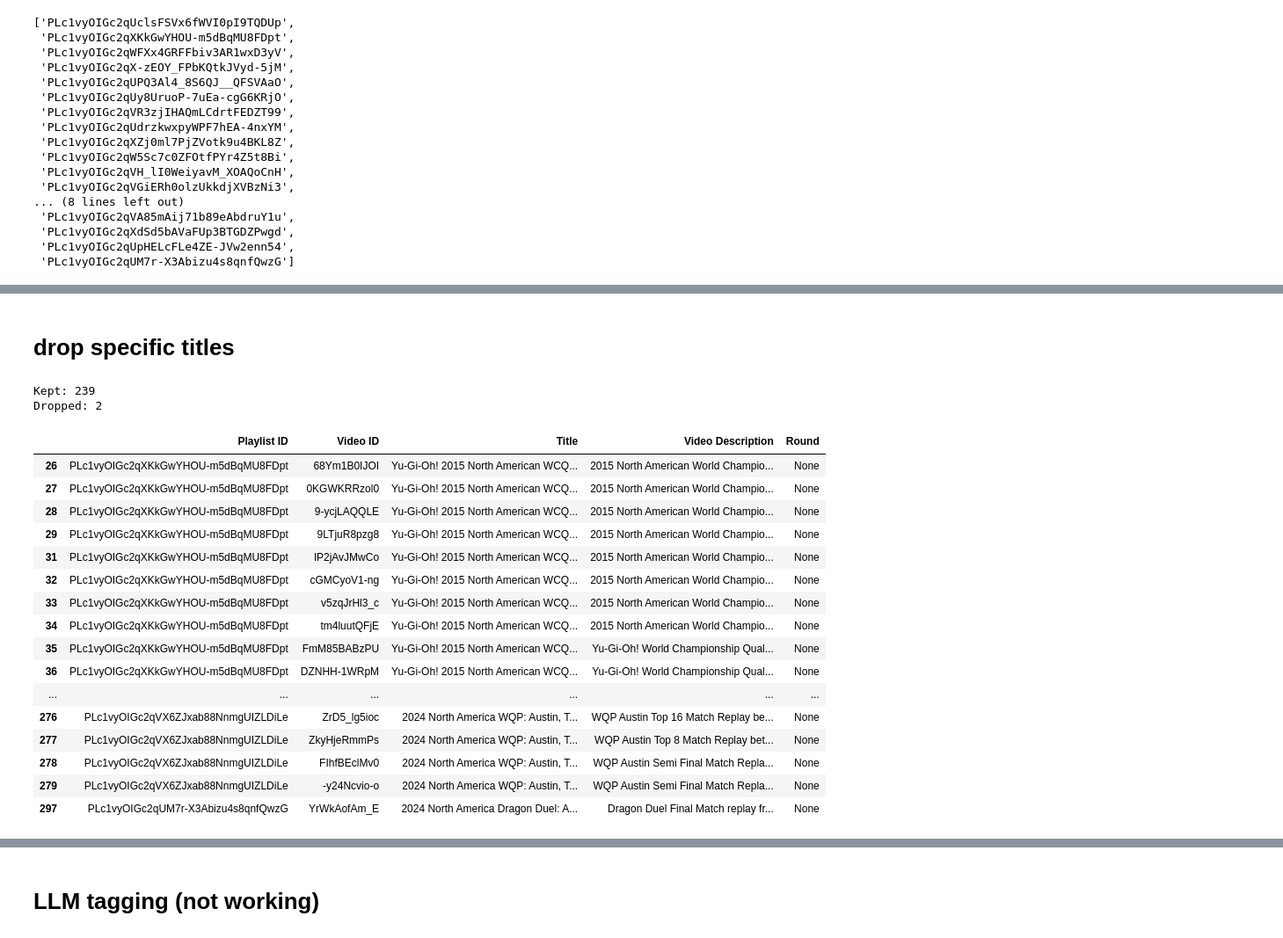
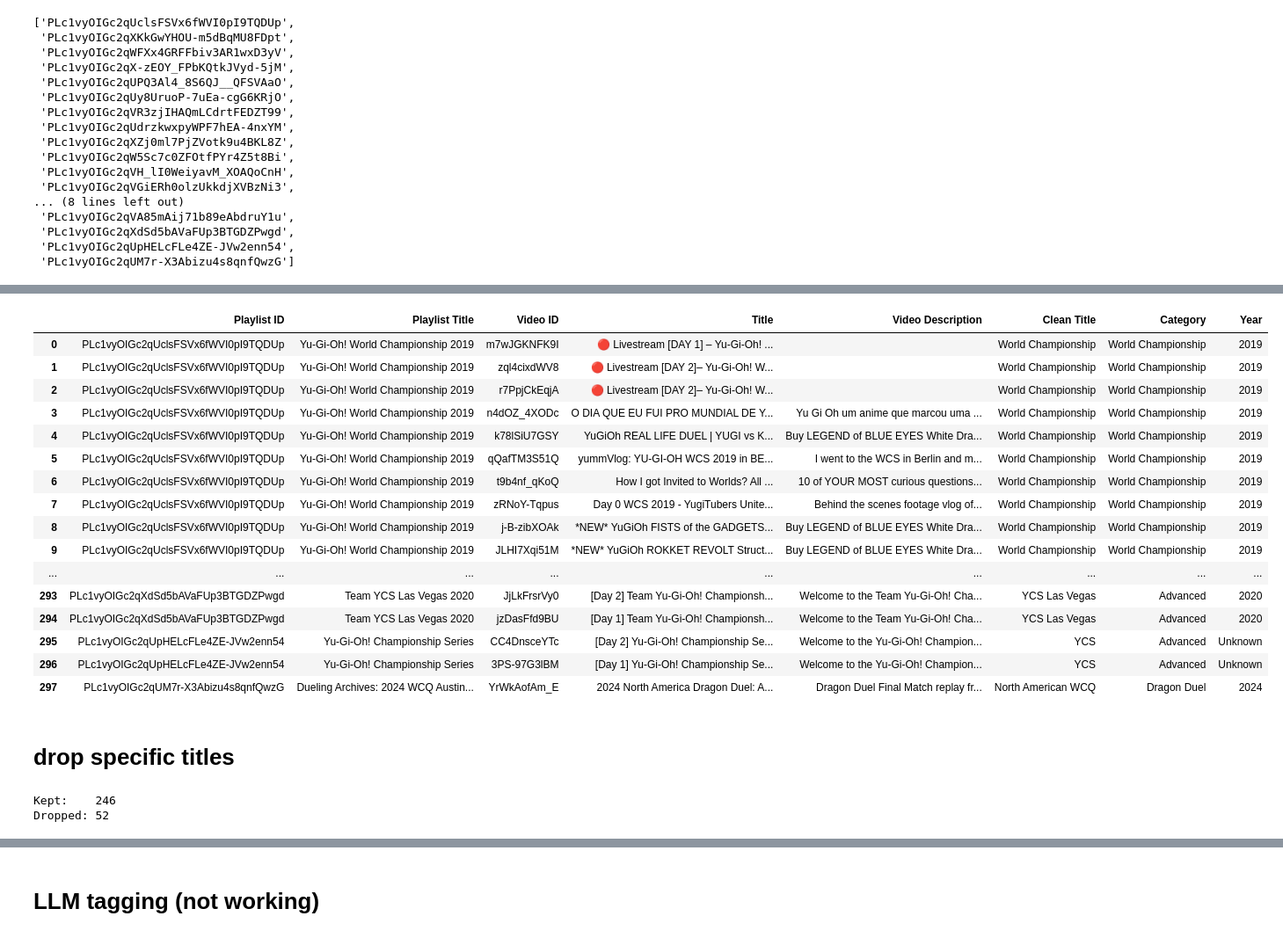
Before and after one commit to JackLikesHotpot/ygo-replay-archive, a Jupyter notebook: na_replays.ipynb, the cells around one changed output, grey strips where cells are left out. Shown at 88% size. Saved outputs shown, nothing was run; the diff lists cells and outputs as text; code cells hidden in the pictures.

```diff
--- a/na_replays.ipynb
+++ b/na_replays.ipynb
@@ -409,35 +446,41 @@ videos = get_playlists_videos(playlist_ids)
+# %%
+videos[cols]
+# %% [output]
+|  | Playlist ID | Playlist Title | Video ID | Title | Video Description | Clean Title | Category | Year |
+| 0 | PLc1vyOIGc2qUclsFSVx6fWVI0pI9TQDUp | Yu-Gi-Oh! World Championship 2019 | m7wJGKNFK9I | 🔴 Livestream [DAY 1] – Yu-Gi-Oh! ... |  | World Championship | World Championship | 2019 |
+| 1 | PLc1vyOIGc2qUclsFSVx6fWVI0pI9TQDUp | Yu-Gi-Oh! World Championship 2019 | zql4cixdWV8 | 🔴 Livestream [DAY 2]– Yu-Gi-Oh! W... |  | World Championship | World Championship | 2019 |
+| 2 | PLc1vyOIGc2qUclsFSVx6fWVI0pI9TQDUp | Yu-Gi-Oh! World Championship 2019 | r7PpjCkEqjA | 🔴 Livestream [DAY 2]– Yu-Gi-Oh! W... |  | World Championship | World Championship | 2019 |
+| 3 | PLc1vyOIGc2qUclsFSVx6fWVI0pI9TQDUp | Yu-Gi-Oh! World Championship 2019 | n4dOZ_4XODc | O DIA QUE EU FUI PRO MUNDIAL DE Y... | Yu Gi Oh um anime que marcou uma ... | World Championship | World Championship | 2019 |
+| 4 | PLc1vyOIGc2qUclsFSVx6fWVI0pI9TQDUp | Yu-Gi-Oh! World Championship 2019 | k78lSiU7GSY | YuGiOh REAL LIFE DUEL | YUGI vs K... | Buy LEGEND of BLUE EYES White Dra... | World Championship | World Championship | 2019 |
+| 5 | PLc1vyOIGc2qUclsFSVx6fWVI0pI9TQDUp | Yu-Gi-Oh! World Championship 2019 | qQafTM3S51Q | yummVlog: YU-GI-OH WCS 2019 in BE... | I went to the WCS in Berlin and m... | World Championship | World Championship | 2019 |
+| 6 | PLc1vyOIGc2qUclsFSVx6fWVI0pI9TQDUp | Yu-Gi-Oh! World Championship 2019 | t9b4nf_qKoQ | How I got Invited to Worlds? All ... | 10 of YOUR MOST curious questions... | World Championship | World Championship | 2019 |
+| 7 | PLc1vyOIGc2qUclsFSVx6fWVI0pI9TQDUp | Yu-Gi-Oh! World Championship 2019 | zRNoY-Tqpus | Day 0 WCS 2019 - YugiTubers Unite... | Behind the scenes footage vlog of... | World Championship | World Championship | 2019 |
+| 8 | PLc1vyOIGc2qUclsFSVx6fWVI0pI9TQDUp | Yu-Gi-Oh! World Championship 2019 | j-B-zibXOAk | *NEW* YuGiOh FISTS of the GADGETS... | Buy LEGEND of BLUE EYES White Dra... | World Championship | World Championship | 2019 |
+| 9 | PLc1vyOIGc2qUclsFSVx6fWVI0pI9TQDUp | Yu-Gi-Oh! World Championship 2019 | JLHI7Xqi51M | *NEW* YuGiOh ROKKET REVOLT Struct... | Buy LEGEND of BLUE EYES White Dra... | World Championship | World Championship | 2019 |
+| ... | ... | ... | ... | ... | ... | ... | ... | ... |
+| 293 | PLc1vyOIGc2qXdSd5bAVaFUp3BTGDZPwgd | Team YCS Las Vegas 2020 | JjLkFrsrVy0 | [Day 2] Team Yu-Gi-Oh! Championsh... | Welcome to the Team Yu-Gi-Oh! Cha... | YCS Las Vegas | Advanced | 2020 |
+| 294 | PLc1vyOIGc2qXdSd5bAVaFUp3BTGDZPwgd | Team YCS Las Vegas 2020 | jzDasFfd9BU | [Day 1] Team Yu-Gi-Oh! Championsh... | Welcome to the Team Yu-Gi-Oh! Cha... | YCS Las Vegas | Advanced | 2020 |
+| 295 | PLc1vyOIGc2qUpHELcFLe4ZE-JVw2enn54 | Yu-Gi-Oh! Championship Series | CC4DnsceYTc | [Day 2] Yu-Gi-Oh! Championship Se... | Welcome to the Yu-Gi-Oh! Champion... | YCS | Advanced | Unknown |
+| 296 | PLc1vyOIGc2qUpHELcFLe4ZE-JVw2enn54 | Yu-Gi-Oh! Championship Series | 3PS-97G3lBM | [Day 1] Yu-Gi-Oh! Championship Se... | Welcome to the Yu-Gi-Oh! Champion... | YCS | Advanced | Unknown |
+| 297 | PLc1vyOIGc2qUM7r-X3Abizu4s8qnfQwzG | Dueling Archives: 2024 WCQ Austin... | YrWkAofAm_E | 2024 North America Dragon Duel: A... | Dragon Duel Final Match replay fr... | North American WCQ | Dragon Duel | 2024 |
 # %% [markdown]
 # drop specific titles
 # %%
-pattern = r"round|top|final|all-ages"
+def filter_match_videos(df: pd.DataFrame) -> pd.DataFrame:
+    match_pattern = r"round|top|final|all-ages"
 
-mask = df["Title"].str.contains(pattern, case=False, na=False)
-ann_mask = df_kept["Title"].str.contains("announcement", case=False, na=False)
+    match_mask = df["Title"].str.contains(match_pattern, case=False, na=False)
+    ann_mask   = df["Title"].str.contains("announcement", case=False, na=False)
 
-df_kept = df[mask]
-videos = df_kept[~ann_mask]
+    videos     = df[match_mask & ~ann_mask]
+    dropped    = df[~match_mask | ann_mask]
 
-print("Kept:", len(df_kept_final))
-print("Dropped:", len(df_announcements_dropped))
+    print(f"Kept:    {len(videos)}")
+    print(f"Dropped: {len(dropped)}")
 
-videos
+    return videos
+
+filtered = filter_match_videos(videos)
 # %% [output]
-Kept: 239
-Dropped: 2
+Kept:    246
+Dropped: 52
-|  | Playlist ID | Video ID | Title | Video Description | Round |
-| 26 | PLc1vyOIGc2qXKkGwYHOU-m5dBqMU8FDpt | 68Ym1B0IJOI | Yu-Gi-Oh! 2015 North American WCQ... | 2015 North American World Champio... | None |
-| 27 | PLc1vyOIGc2qXKkGwYHOU-m5dBqMU8FDpt | 0KGWKRRzol0 | Yu-Gi-Oh! 2015 North American WCQ... | 2015 North American World Champio... | None |
-| 28 | PLc1vyOIGc2qXKkGwYHOU-m5dBqMU8FDpt | 9-ycjLAQQLE | Yu-Gi-Oh! 2015 North American WCQ... | 2015 North American World Champio... | None |
-| 29 | PLc1vyOIGc2qXKkGwYHOU-m5dBqMU8FDpt | 9LTjuR8pzg8 | Yu-Gi-Oh! 2015 North American WCQ... | 2015 North American World Champio... | None |
-| 31 | PLc1vyOIGc2qXKkGwYHOU-m5dBqMU8FDpt | lP2jAvJMwCo | Yu-Gi-Oh! 2015 North American WCQ... | 2015 North American World Champio... | None |
-| 32 | PLc1vyOIGc2qXKkGwYHOU-m5dBqMU8FDpt | cGMCyoV1-ng | Yu-Gi-Oh! 2015 North American WCQ... | 2015 North American World Champio... | None |
-| 33 | PLc1vyOIGc2qXKkGwYHOU-m5dBqMU8FDpt | v5zqJrHl3_c | Yu-Gi-Oh! 2015 North American WCQ... | 2015 North American World Champio... | None |
-| 34 | PLc1vyOIGc2qXKkGwYHOU-m5dBqMU8FDpt | tm4luutQFjE | Yu-Gi-Oh! 2015 North American WCQ... | 2015 North American World Champio... | None |
-| 35 | PLc1vyOIGc2qXKkGwYHOU-m5dBqMU8FDpt | FmM85BABzPU | Yu-Gi-Oh! 2015 North American WCQ... | Yu-Gi-Oh! World Championship Qual... | None |
-| 36 | PLc1vyOIGc2qXKkGwYHOU-m5dBqMU8FDpt | DZNHH-1WRpM | Yu-Gi-Oh! 2015 North American WCQ... | Yu-Gi-Oh! World Championship Qual... | None |
-| ... | ... | ... | ... | ... | ... |
-| 276 | PLc1vyOIGc2qVX6ZJxab88NnmgUIZLDiLe | ZrD5_lg5ioc | 2024 North America WQP: Austin, T... | WQP Austin Top 16 Match Replay be... | None |
-| 277 | PLc1vyOIGc2qVX6ZJxab88NnmgUIZLDiLe | ZkyHjeRmmPs | 2024 North America WQP: Austin, T... | WQP Austin Top 8 Match Replay bet... | None |
-| 278 | PLc1vyOIGc2qVX6ZJxab88NnmgUIZLDiLe | FIhfBEclMv0 | 2024 North America WQP: Austin, T... | WQP Austin Semi Final Match Repla... | None |
-| 279 | PLc1vyOIGc2qVX6ZJxab88NnmgUIZLDiLe | -y24Ncvio-o | 2024 North America WQP: Austin, T... | WQP Austin Semi Final Match Repla... | None |
-| 297 | PLc1vyOIGc2qUM7r-X3Abizu4s8qnfQwzG | YrWkAofAm_E | 2024 North America Dragon Duel: A... | Dragon Duel Final Match replay fr... | None |
```
Also changed, not shown: parts of 9 cells of this notebook.
